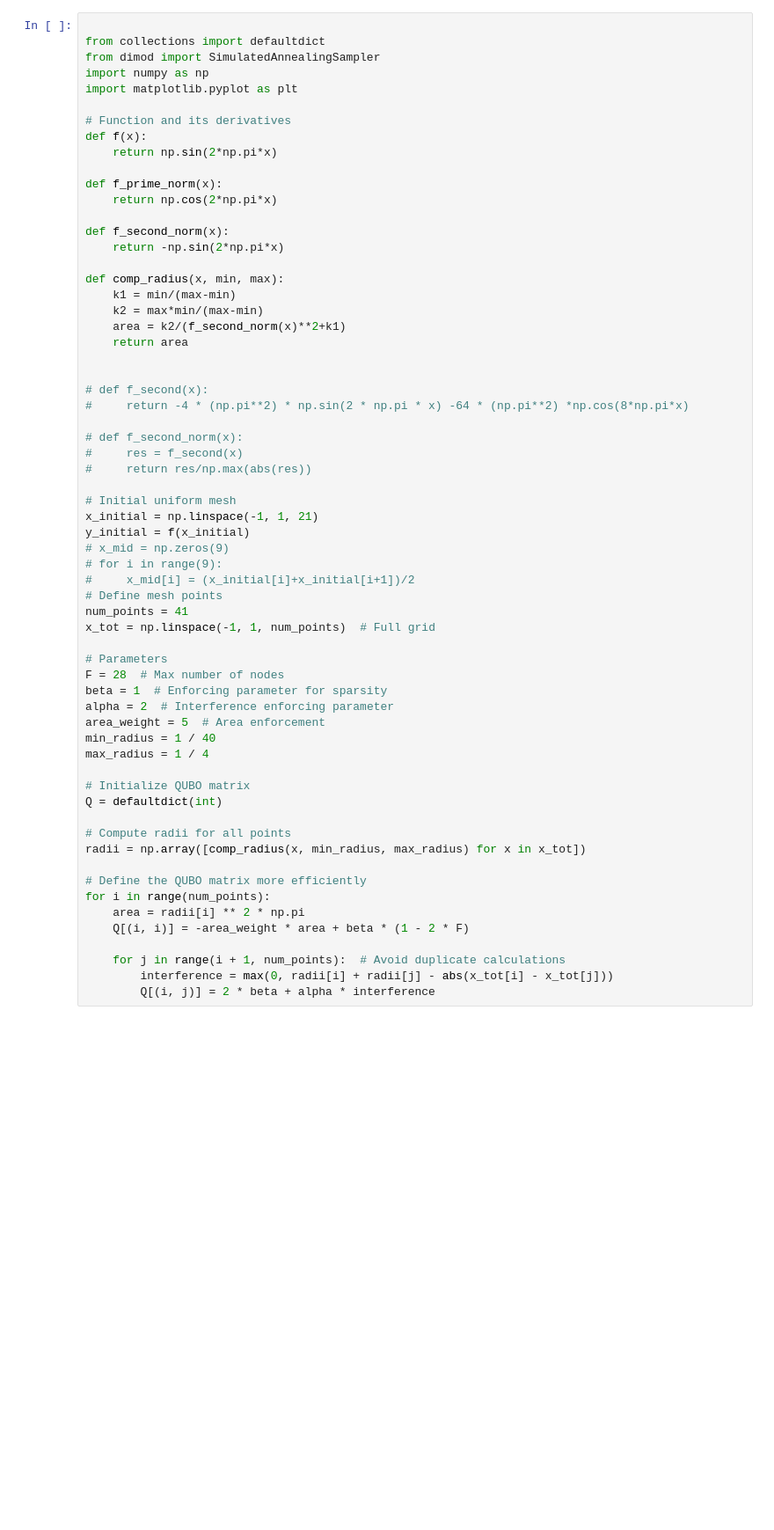
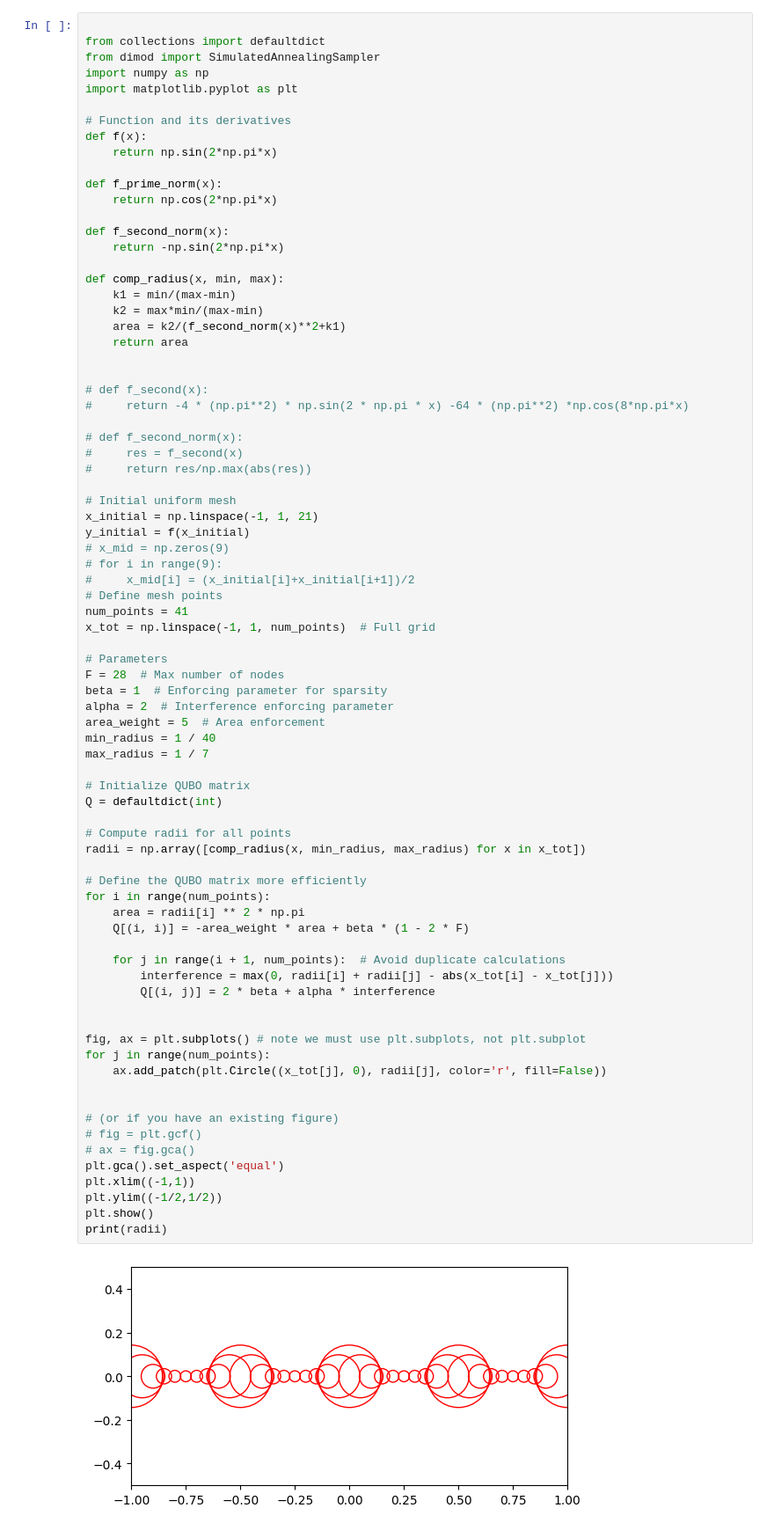
Before and after one commit to AlessandroZ94/Dwave_learn, a Jupyter notebook: mesh_adapt_QUBO.ipynb, the cells around one changed output. Shown: that part at 88% size. Cells and saved outputs as stored; diff of their text form; blank space fills up the shorter version.

```diff
--- a/mesh_adapt_QUBO.ipynb
+++ b/mesh_adapt_QUBO.ipynb
@@ -33,31 +33,48 @@ def comp_radius(x, min, max):
 x_initial = np.linspace(-1, 1, 21)
 y_initial = f(x_initial)
 # x_mid = np.zeros(9)
 # for i in range(9):
 #     x_mid[i] = (x_initial[i]+x_initial[i+1])/2
 # Define mesh points
 num_points = 41
 x_tot = np.linspace(-1, 1, num_points)  # Full grid
 
 # Parameters
 F = 28  # Max number of nodes
 beta = 1  # Enforcing parameter for sparsity
 alpha = 2  # Interference enforcing parameter
 area_weight = 5  # Area enforcement
 min_radius = 1 / 40
-max_radius = 1 / 4
+max_radius = 1 / 7
 
 # Initialize QUBO matrix
 Q = defaultdict(int)
 
 # Compute radii for all points
 radii = np.array([comp_radius(x, min_radius, max_radius) for x in x_tot])
 
 # Define the QUBO matrix more efficiently
 for i in range(num_points):
     area = radii[i] ** 2 * np.pi
     Q[(i, i)] = -area_weight * area + beta * (1 - 2 * F)
 
     for j in range(i + 1, num_points):  # Avoid duplicate calculations
         interference = max(0, radii[i] + radii[j] - abs(x_tot[i] - x_tot[j]))
         Q[(i, j)] = 2 * beta + alpha * interference
+
+
+fig, ax = plt.subplots() # note we must use plt.subplots, not plt.subplot
+for j in range(num_points):
+    ax.add_patch(plt.Circle((x_tot[j], 0), radii[j], color='r', fill=False))
+
+
+# (or if you have an existing figure)
+# fig = plt.gcf()
+# ax = fig.gca()
+plt.gca().set_aspect('equal')
+plt.xlim((-1,1))
+plt.ylim((-1/2,1/2))
+plt.show()
+print(radii)
+# %% [output]
+[figure, added]
```
Also changed, not shown: parts of 3 cells of this notebook.
